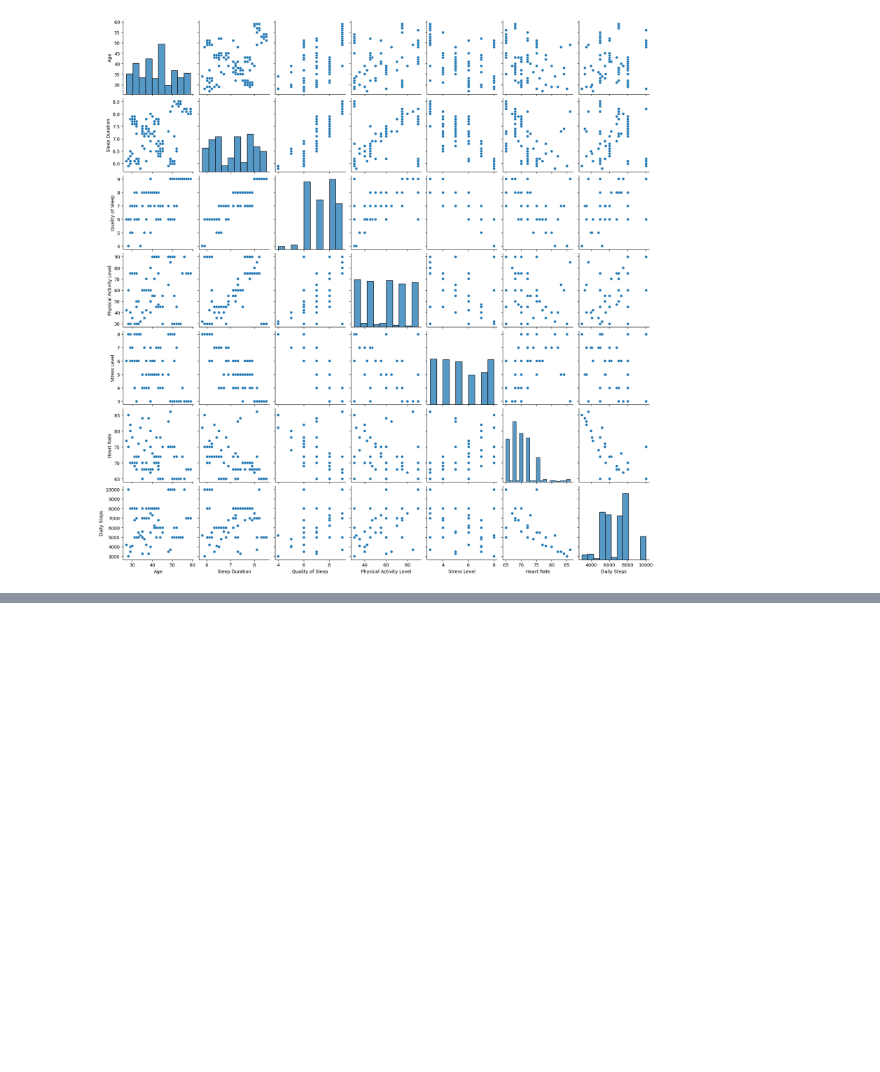
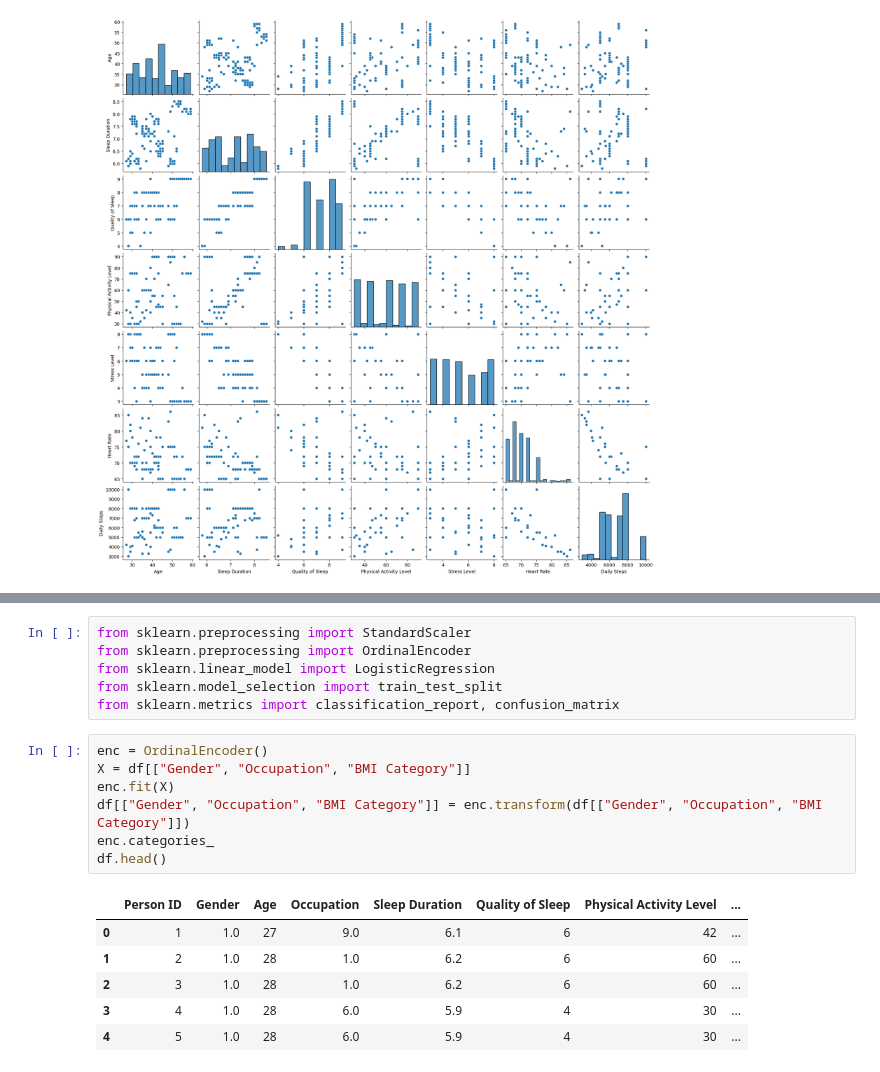
Before and after one commit to milliehuang2022/Sleep-Disorder-Analysis, a Jupyter notebook: sleep_quality.ipynb, the cells around one changed output, grey strips where cells are left out. Cells and saved outputs as stored; diff of their text form; blank space fills up the shorter version.

Commit message:
Built a model with scikit-learn

```diff
--- a/sleep_quality.ipynb
+++ b/sleep_quality.ipynb
@@ -164,0 +169,20 @@ sns.pairplot(df.drop(columns = "Person ID", axis = 1))
+# %%
+from sklearn.preprocessing import StandardScaler
+from sklearn.preprocessing import OrdinalEncoder
+from sklearn.linear_model import LogisticRegression
+from sklearn.model_selection import train_test_split
+from sklearn.metrics import classification_report, confusion_matrix
+# %%
+enc = OrdinalEncoder()
+X = df[["Gender", "Occupation", "BMI Category"]]
+enc.fit(X)
+df[["Gender", "Occupation", "BMI Category"]] = enc.transform(df[["Gender", "Occupation", "BMI Category"]])
+enc.categories_
+df.head()
+# %% [output]
+|  | Person ID | Gender | Age | Occupation | Sleep Duration | Quality of Sleep | Physical Activity Level | ... |
+| 0 | 1 | 1.0 | 27 | 9.0 | 6.1 | 6 | 42 | ... |
+| 1 | 2 | 1.0 | 28 | 1.0 | 6.2 | 6 | 60 | ... |
+| 2 | 3 | 1.0 | 28 | 1.0 | 6.2 | 6 | 60 | ... |
+| 3 | 4 | 1.0 | 28 | 6.0 | 5.9 | 4 | 30 | ... |
+| 4 | 5 | 1.0 | 28 | 6.0 | 5.9 | 4 | 30 | ... |
```
Also changed, not shown: parts of 10 cells of this notebook.
